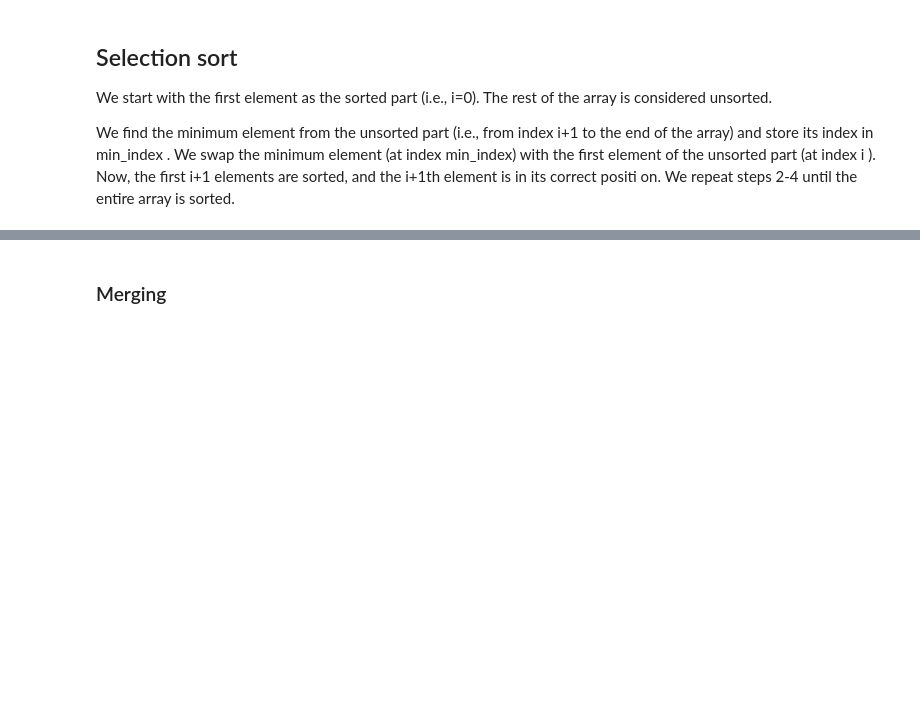
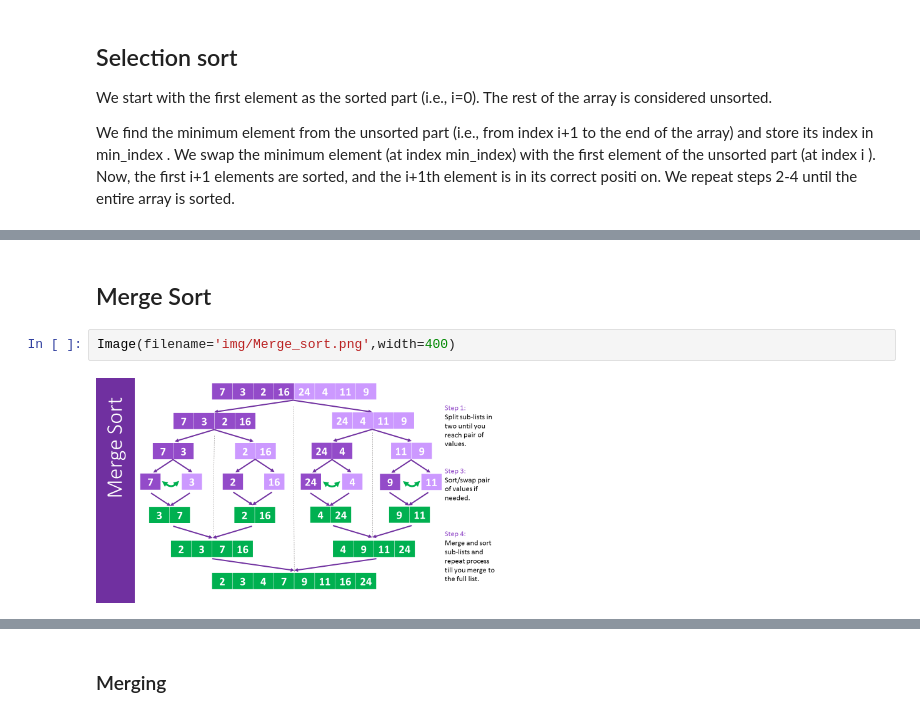
Before and after one commit to m-iliyas-m/DSA-with-Python, a Jupyter notebook: Arrays.ipynb, the cells around one changed output, grey strips where cells are left out. Saved outputs shown, nothing was run; the diff lists cells and outputs as text; blank space fills up the shorter version.

```diff
--- a/Arrays.ipynb
+++ b/Arrays.ipynb
@@ -180,0 +191,6 @@ original data[66, 34, 22, 5, 3, 12, 76, 24]
+# %% [markdown]
+## Merge Sort
+# %%
+Image(filename='img/Merge_sort.png',width=400)
+# %% [output]
+[figure, added]
```
Also changed, not shown: parts of 7 cells of this notebook, 5 other files.
